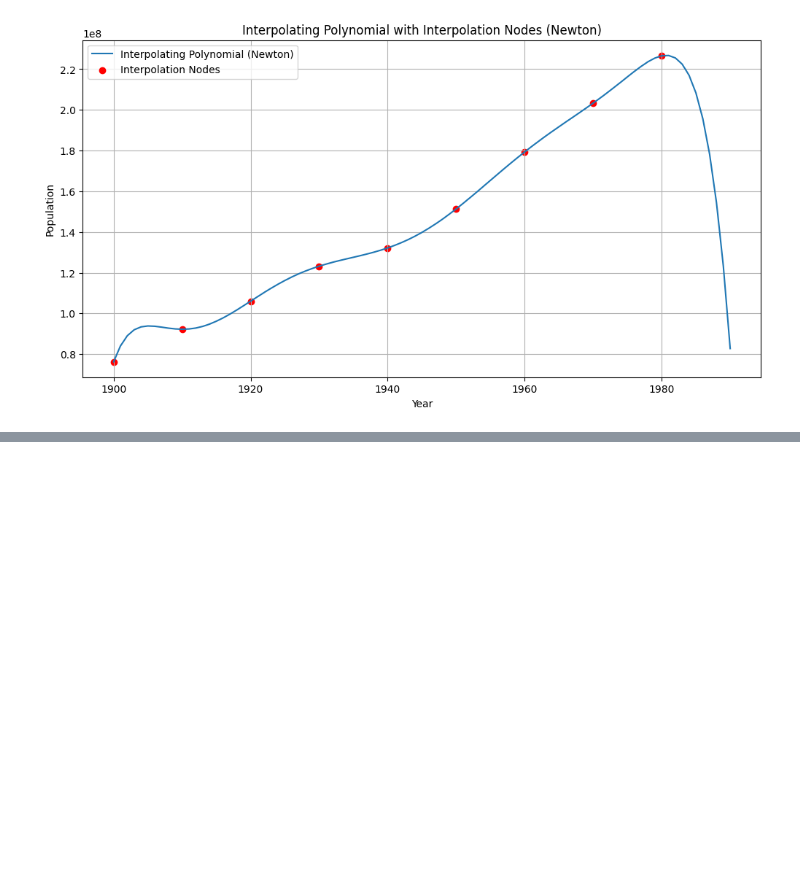
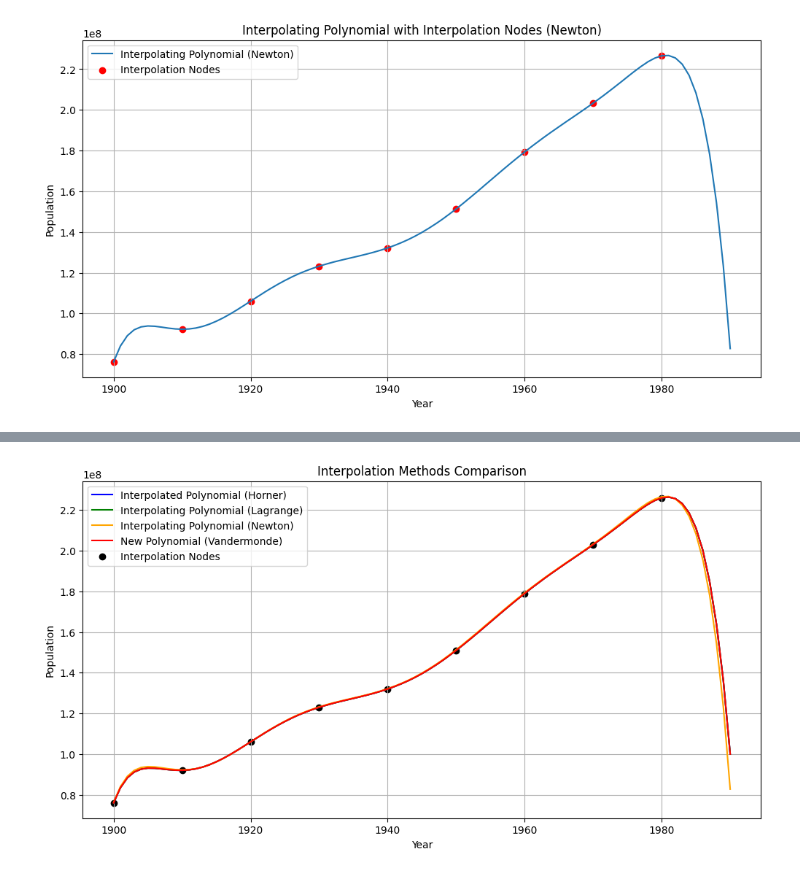
Before and after one commit to biganton/MOWNIT, a Jupyter notebook: lab3/lab3.ipynb, the cells around one changed output, grey strips where cells are left out. Saved outputs shown, nothing was run; the diff lists cells and outputs as text; code cells hidden in the pictures; blank space fills up the shorter version.

```diff
--- a/lab3/lab3.ipynb
+++ b/lab3/lab3.ipynb
@@ -224,0 +229,16 @@ plt.show()
+# %%
+plt.figure(figsize=(12, 6))
+plt.plot(x_values, y_values, label='Interpolated Polynomial (Horner)', color='blue')
+plt.plot(x_values, lagrange(years, population, x_values), label='Interpolating Polynomial (Lagrange)', color='green')
+plt.plot(x_interp, y_interp_newton, label='Interpolating Polynomial (Newton)', color='orange')
+plt.plot(x_interp, y_interp, label='New Polynomial (Vandermonde)', color='red')
+
+plt.scatter(years, population, color='black', label='Interpolation Nodes')
+plt.xlabel('Year')
+plt.ylabel('Population')
+plt.title('Interpolation Methods Comparison')
+plt.legend()
+plt.grid(True)
+plt.show()
+# %% [output]
+[figure, added]
```
Also changed, not shown: parts of 8 cells of this notebook.
